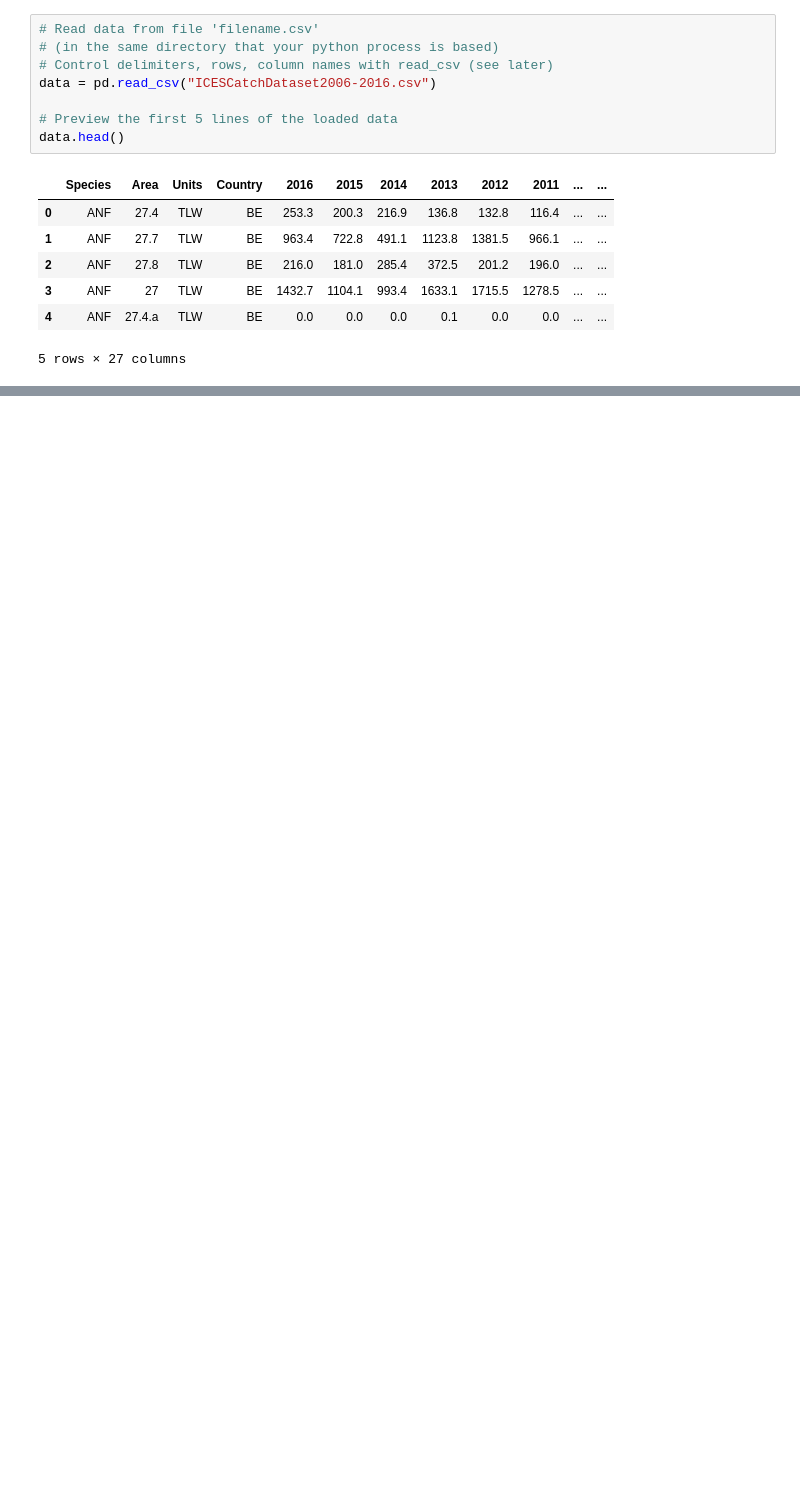
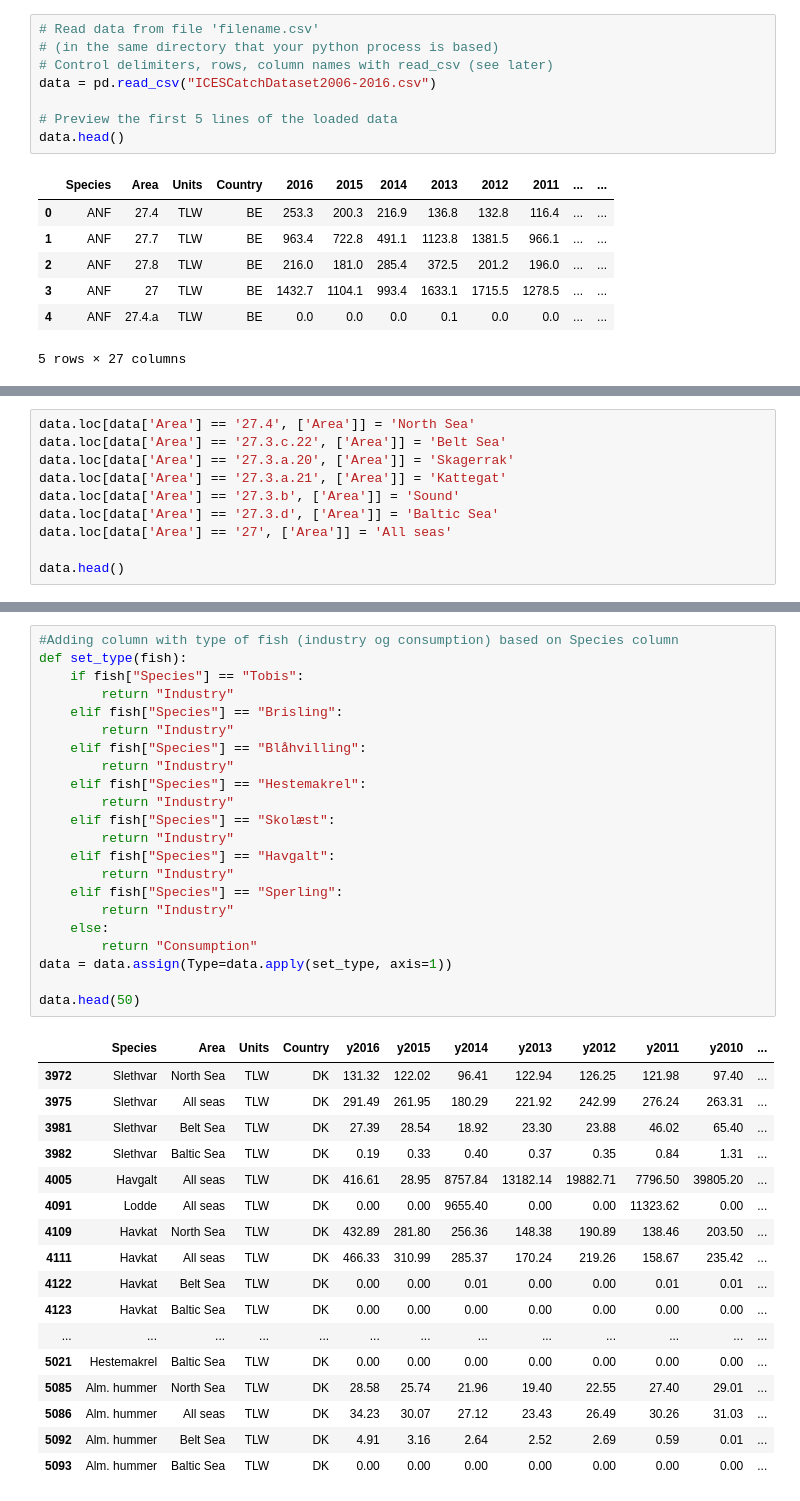
Before and after one commit to rtj164/projects-2019-teamlowenergy, a Jupyter notebook: dataproject/Johannes/Johannes WIP.ipynb, the cells around one changed output, grey strips where cells are left out. Cells and saved outputs as stored; diff of their text form; blank space fills up the shorter version.

Commit message:
fish type

```diff
--- a/dataproject/Johannes/Johannes WIP.ipynb
+++ b/dataproject/Johannes/Johannes WIP.ipynb
@@ -341,0 +181,10 @@ data.head(50)
+# %%
+data.loc[data['Area'] == '27.4', ['Area']] = 'North Sea'
+data.loc[data['Area'] == '27.3.c.22', ['Area']] = 'Belt Sea'
+data.loc[data['Area'] == '27.3.a.20', ['Area']] = 'Skagerrak'
+data.loc[data['Area'] == '27.3.a.21', ['Area']] = 'Kattegat'
+data.loc[data['Area'] == '27.3.b', ['Area']] = 'Sound'
+data.loc[data['Area'] == '27.3.d', ['Area']] = 'Baltic Sea'
+data.loc[data['Area'] == '27', ['Area']] = 'All seas'
+
+data.head()
@@ -341,0 +198,40 @@ data.head(50)
+# %%
+#Adding column with type of fish (industry og consumption) based on Species column
+def set_type(fish):
+    if fish["Species"] == "Tobis":
+        return "Industry"
+    elif fish["Species"] == "Brisling":
+        return "Industry"
+    elif fish["Species"] == "Blåhvilling":
+        return "Industry"
+    elif fish["Species"] == "Hestemakrel":
+        return "Industry"
+    elif fish["Species"] == "Skolæst":
+        return "Industry"
+    elif fish["Species"] == "Havgalt":
+        return "Industry"
+    elif fish["Species"] == "Sperling":
+        return "Industry"
+    else:
+        return "Consumption"
+data = data.assign(Type=data.apply(set_type, axis=1))
+
+data.head(50)
+# %% [output]
+|  | Species | Area | Units | Country | y2016 | y2015 | y2014 | y2013 | y2012 | y2011 | y2010 | ... |
+| 3972 | Slethvar | North Sea | TLW | DK | 131.32 | 122.02 | 96.41 | 122.94 | 126.25 | 121.98 | 97.40 | ... |
+| 3975 | Slethvar | All seas | TLW | DK | 291.49 | 261.95 | 180.29 | 221.92 | 242.99 | 276.24 | 263.31 | ... |
+| 3981 | Slethvar | Belt Sea | TLW | DK | 27.39 | 28.54 | 18.92 | 23.30 | 23.88 | 46.02 | 65.40 | ... |
+| 3982 | Slethvar | Baltic Sea | TLW | DK | 0.19 | 0.33 | 0.40 | 0.37 | 0.35 | 0.84 | 1.31 | ... |
+| 4005 | Havgalt | All seas | TLW | DK | 416.61 | 28.95 | 8757.84 | 13182.14 | 19882.71 | 7796.50 | 39805.20 | ... |
+| 4091 | Lodde | All seas | TLW | DK | 0.00 | 0.00 | 9655.40 | 0.00 | 0.00 | 11323.62 | 0.00 | ... |
+| 4109 | Havkat | North Sea | TLW | DK | 432.89 | 281.80 | 256.36 | 148.38 | 190.89 | 138.46 | 203.50 | ... |
+| 4111 | Havkat | All seas | TLW | DK | 466.33 | 310.99 | 285.37 | 170.24 | 219.26 | 158.67 | 235.42 | ... |
+| 4122 | Havkat | Belt Sea | TLW | DK | 0.00 | 0.00 | 0.01 | 0.00 | 0.00 | 0.01 | 0.01 | ... |
+| 4123 | Havkat | Baltic Sea | TLW | DK | 0.00 | 0.00 | 0.00 | 0.00 | 0.00 | 0.00 | 0.00 | ... |
+| ... | ... | ... | ... | ... | ... | ... | ... | ... | ... | ... | ... | ... |
+| 5021 | Hestemakrel | Baltic Sea | TLW | DK | 0.00 | 0.00 | 0.00 | 0.00 | 0.00 | 0.00 | 0.00 | ... |
+| 5085 | Alm. hummer | North Sea | TLW | DK | 28.58 | 25.74 | 21.96 | 19.40 | 22.55 | 27.40 | 29.01 | ... |
+| 5086 | Alm. hummer | All seas | TLW | DK | 34.23 | 30.07 | 27.12 | 23.43 | 26.49 | 30.26 | 31.03 | ... |
+| 5092 | Alm. hummer | Belt Sea | TLW | DK | 4.91 | 3.16 | 2.64 | 2.52 | 2.69 | 0.59 | 0.01 | ... |
+| 5093 | Alm. hummer | Baltic Sea | TLW | DK | 0.00 | 0.00 | 0.00 | 0.00 | 0.00 | 0.00 | 0.00 | ... |
```
Also changed, not shown: parts of 17 cells of this notebook.
